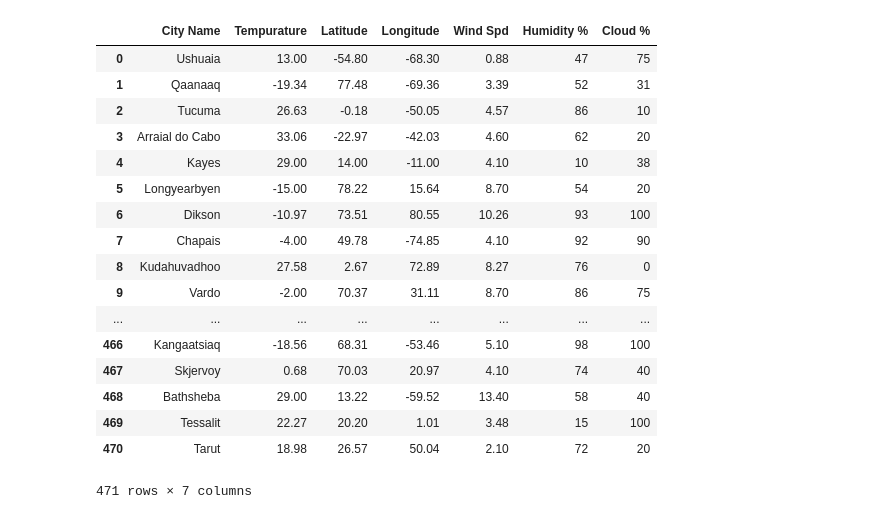
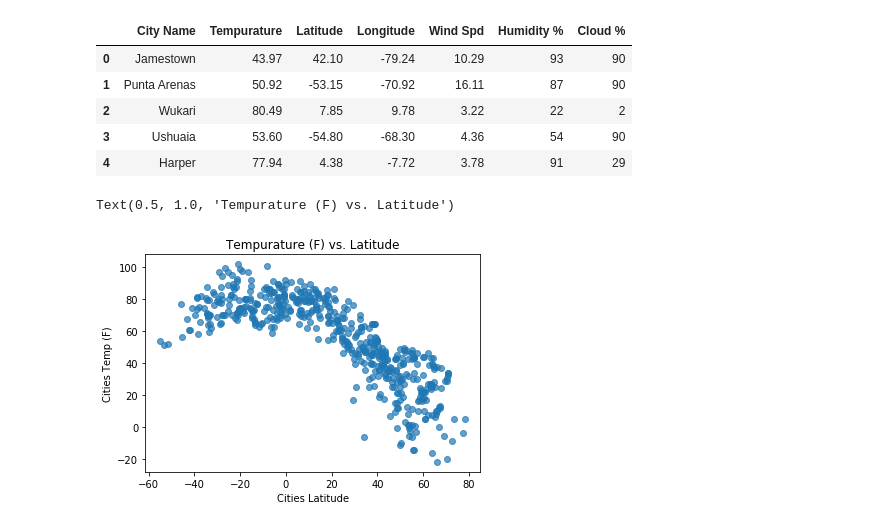
Before and after one commit to Nyalon/python-api-challenge, a Jupyter notebook: script1/WeatherPy.ipynb, the cells around one changed output. Drawn from its saved outputs; the diff is of its cells as text; code cells hidden in the pictures.

Commit message:
added graphs

```diff
--- a/script1/WeatherPy.ipynb
+++ b/script1/WeatherPy.ipynb
@@ -98,23 +96,19 @@ The city name is Tarut & the city id is 101554
 # %%
 new_dic = ({"City Name": new_name, "Tempurature": temp, "Latitude": lat, "Longitude": lon, "Wind Spd": windspd, "Humidity %": humidity, "Cloud %": cloudiness})
 new_df = pd.DataFrame(new_dic)
-new_df
+new_df.head()
 # %% [output]
 |  | City Name | Tempurature | Latitude | Longitude | Wind Spd | Humidity % | Cloud % |
-| 0 | Ushuaia | 13.00 | -54.80 | -68.30 | 0.88 | 47 | 75 |
-| 1 | Qaanaaq | -19.34 | 77.48 | -69.36 | 3.39 | 52 | 31 |
-| 2 | Tucuma | 26.63 | -0.18 | -50.05 | 4.57 | 86 | 10 |
-| 3 | Arraial do Cabo | 33.06 | -22.97 | -42.03 | 4.60 | 62 | 20 |
-| 4 | Kayes | 29.00 | 14.00 | -11.00 | 4.10 | 10 | 38 |
-| 5 | Longyearbyen | -15.00 | 78.22 | 15.64 | 8.70 | 54 | 20 |
-| 6 | Dikson | -10.97 | 73.51 | 80.55 | 10.26 | 93 | 100 |
-| 7 | Chapais | -4.00 | 49.78 | -74.85 | 4.10 | 92 | 90 |
-| 8 | Kudahuvadhoo | 27.58 | 2.67 | 72.89 | 8.27 | 76 | 0 |
-| 9 | Vardo | -2.00 | 70.37 | 31.11 | 8.70 | 86 | 75 |
-| ... | ... | ... | ... | ... | ... | ... | ... |
-| 466 | Kangaatsiaq | -18.56 | 68.31 | -53.46 | 5.10 | 98 | 100 |
-| 467 | Skjervoy | 0.68 | 70.03 | 20.97 | 4.10 | 74 | 40 |
-| 468 | Bathsheba | 29.00 | 13.22 | -59.52 | 13.40 | 58 | 40 |
-| 469 | Tessalit | 22.27 | 20.20 | 1.01 | 3.48 | 15 | 100 |
-| 470 | Tarut | 18.98 | 26.57 | 50.04 | 2.10 | 72 | 20 |
+| 0 | Jamestown | 43.97 | 42.10 | -79.24 | 10.29 | 93 | 90 |
+| 1 | Punta Arenas | 50.92 | -53.15 | -70.92 | 16.11 | 87 | 90 |
+| 2 | Wukari | 80.49 | 7.85 | 9.78 | 3.22 | 22 | 2 |
+| 3 | Ushuaia | 53.60 | -54.80 | -68.30 | 4.36 | 54 | 90 |
+| 4 | Harper | 77.94 | 4.38 | -7.72 | 3.78 | 91 | 29 |
-471 rows × 7 columns
+# %%
+plt.scatter(new_df["Latitude"], new_df["Tempurature"], alpha=.7)
+plt.xlabel("Cities Latitude")
+plt.ylabel("Cities Temp (F)")
+plt.title("Tempurature (F) vs. Latitude")
+# %% [output]
+Text(0.5, 1.0, 'Tempurature (F) vs. Latitude')
+[figure, added]
```
Also changed, not shown: parts of 8 cells of this notebook.
